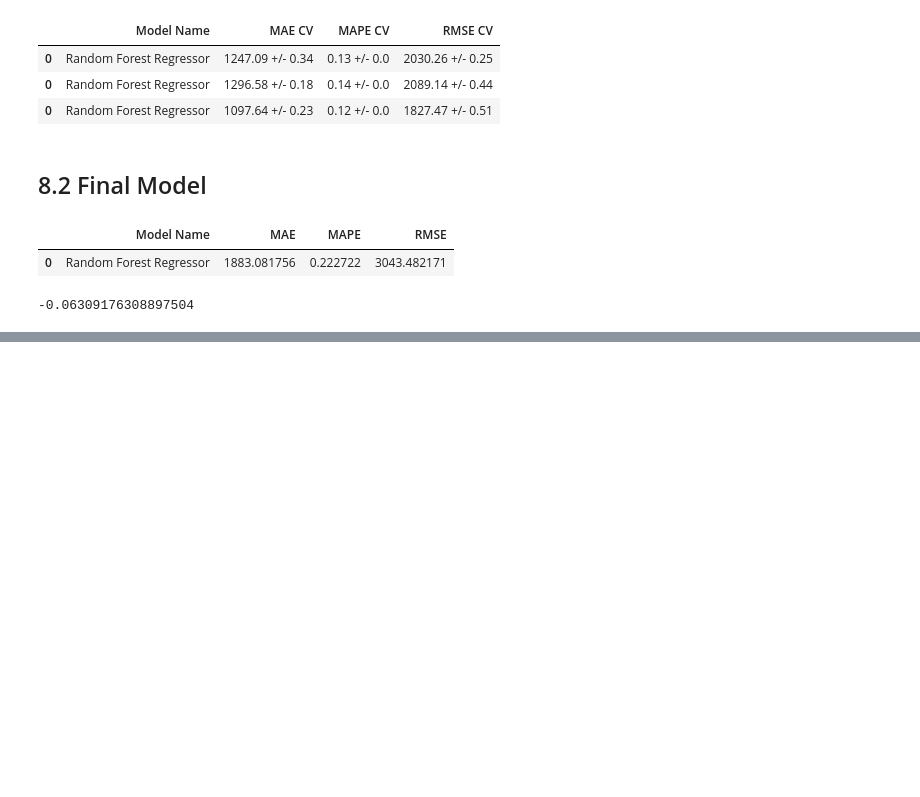
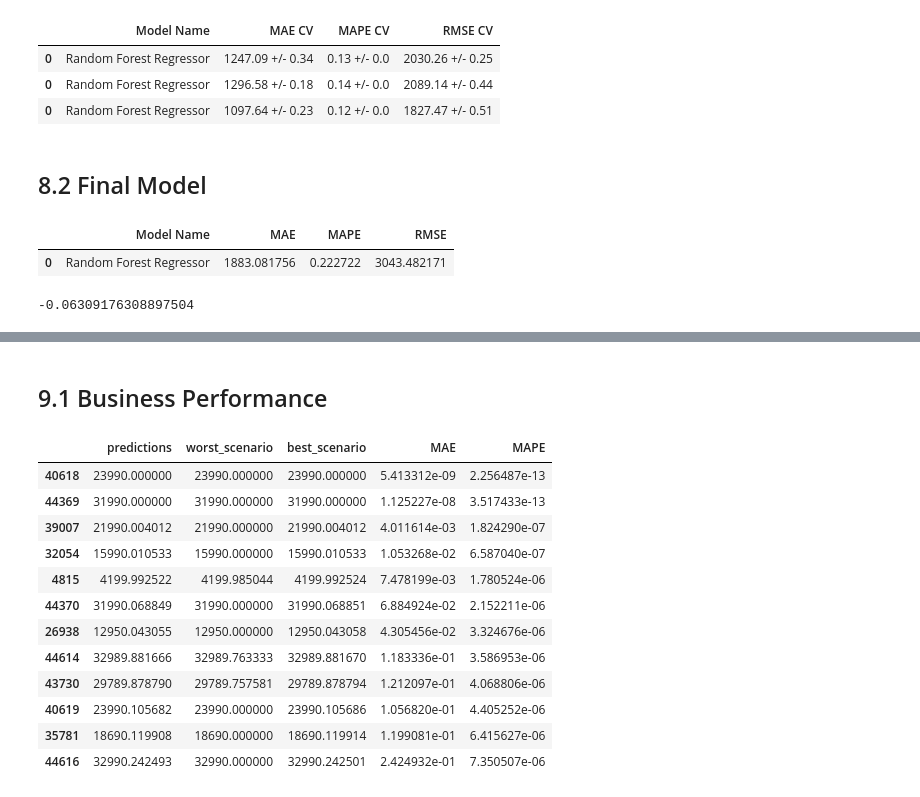
Before and after one commit to panambY/Used_Car_Price, a Jupyter notebook: Used_Car_Price.ipynb, the cells around one changed output, grey strips where cells are left out. Saved outputs shown, nothing was run; the diff lists cells and outputs as text; code cells hidden in the pictures; blank space fills up the shorter version.

Commit message:
finish project

```diff
--- a/Used_Car_Price.ipynb
+++ b/Used_Car_Price.ipynb
@@ -2219,0 +2239,42 @@ mpe
+# %% [markdown]
+## 9.1 Business Performance
+# %%
+# Now we are going to take the mathematical numbers, represented by the predictions and their errors, and translate it into a business result.
+# In the case of this project, let's say what is the price of the used car that will likely be sold.
+
+# sum of predictions
+df91 = df9[['predictions']].sum().reset_index()
+
+# MAE e MAPE
+df9_aux1 = df9[['price', 'predictions']].groupby('predictions').apply( lambda x: mean_absolute_error( x['price'], x['predictions'] ) ).reset_index().rename( columns={0:'MAE'} )
+df9_aux2 = df9[['price', 'predictions']].groupby('predictions').apply( lambda x: mean_absolute_percentage_error( x['price'], x['predictions'] ) ).reset_index().rename( columns={0:'MAPE'} )
+
+# Merge
+df92 = df9_aux1
+df92['MAPE'] = df9_aux2['MAPE']
+
+# Scenarios
+df92['worst_scenario'] = df92['predictions'] - df92['MAE']
+df92['best_scenario'] = df92['predictions'] + df92['MAPE']
+
+# order columns
+df92 = df92[['predictions', 'worst_scenario', 'best_scenario', 'MAE', 'MAPE']]
+# %%
+df92.sort_values( 'MAPE', ascending=True ).head(12)
+
+# We can see in the two tables below that there are prices that are perfectly predicted and others that have an impractical difference.
+# Although the model has a good prediction, it is better that, before putting the model into production, identify the characteristics of these cars and notify this limitation in the appropriate place.
+# %% [output]
+|  | predictions | worst_scenario | best_scenario | MAE | MAPE |
+| 40618 | 23990.000000 | 23990.000000 | 23990.000000 | 5.413312e-09 | 2.256487e-13 |
+| 44369 | 31990.000000 | 31990.000000 | 31990.000000 | 1.125227e-08 | 3.517433e-13 |
+| 39007 | 21990.004012 | 21990.000000 | 21990.004012 | 4.011614e-03 | 1.824290e-07 |
+| 32054 | 15990.010533 | 15990.000000 | 15990.010533 | 1.053268e-02 | 6.587040e-07 |
+| 4815 | 4199.992522 | 4199.985044 | 4199.992524 | 7.478199e-03 | 1.780524e-06 |
+| 44370 | 31990.068849 | 31990.000000 | 31990.068851 | 6.884924e-02 | 2.152211e-06 |
+| 26938 | 12950.043055 | 12950.000000 | 12950.043058 | 4.305456e-02 | 3.324676e-06 |
+| 44614 | 32989.881666 | 32989.763333 | 32989.881670 | 1.183336e-01 | 3.586953e-06 |
+| 43730 | 29789.878790 | 29789.757581 | 29789.878794 | 1.212097e-01 | 4.068806e-06 |
+| 40619 | 23990.105682 | 23990.000000 | 23990.105686 | 1.056820e-01 | 4.405252e-06 |
+| 35781 | 18690.119908 | 18690.000000 | 18690.119914 | 1.199081e-01 | 6.415627e-06 |
+| 44616 | 32990.242493 | 32990.000000 | 32990.242501 | 2.424932e-01 | 7.350507e-06 |
```
Also changed, not shown: parts of 10 cells of this notebook.
